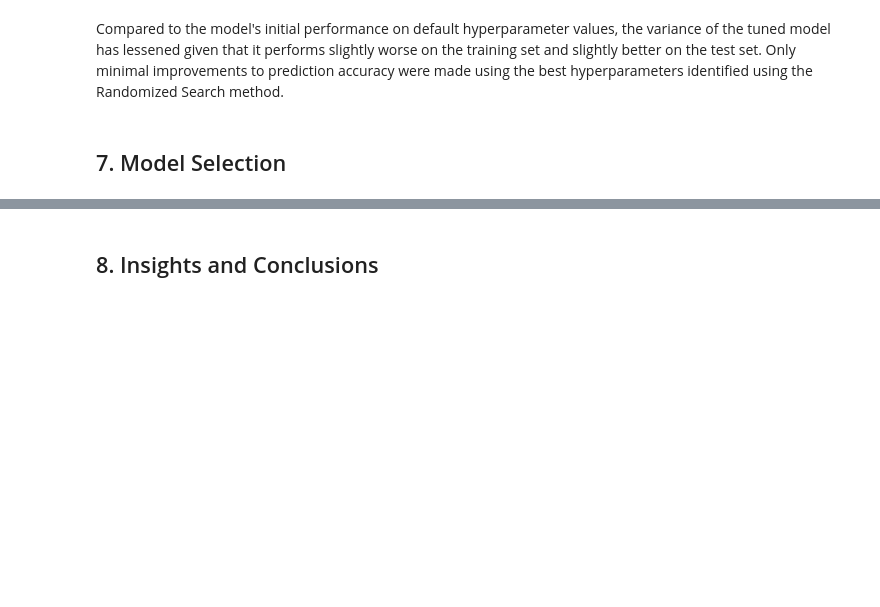
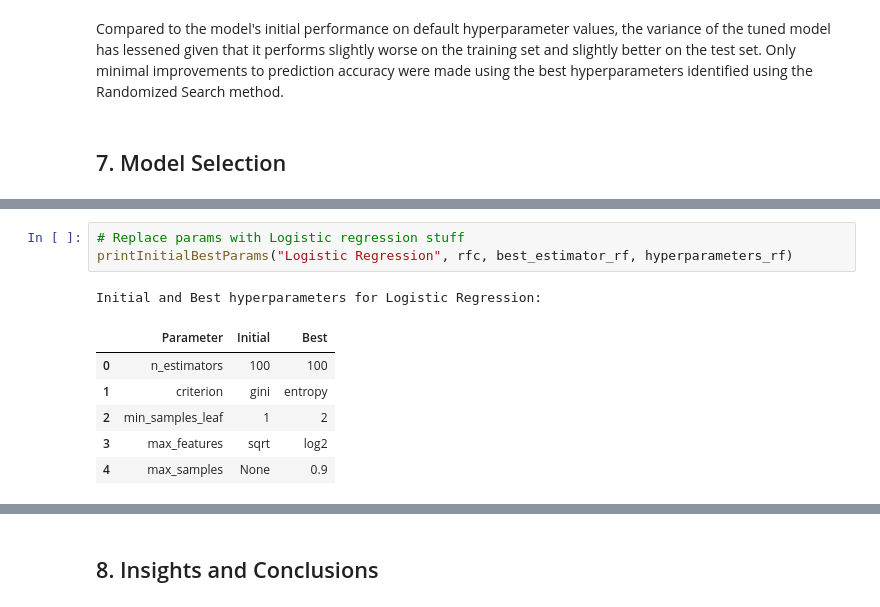
Before and after one commit to boofmax/STINTSY_MCO, a Jupyter notebook: STINTSY_MCO.ipynb, the cells around one changed output, grey strips where cells are left out. Saved outputs shown, nothing was run; the diff lists cells and outputs as text; blank space fills up the shorter version.

```diff
--- a/STINTSY_MCO.ipynb
+++ b/STINTSY_MCO.ipynb
@@ -621,0 +667,11 @@ TODO: *Give summary of model configs., best hyperparameters, best model configur
+# %%
+# Replace params with Logistic regression stuff
+printInitialBestParams("Logistic Regression", rfc, best_estimator_rf, hyperparameters_rf)
+# %% [output]
+Initial and Best hyperparameters for Logistic Regression:
+|  | Parameter | Initial | Best |
+| 0 | n_estimators | 100 | 100 |
+| 1 | criterion | gini | entropy |
+| 2 | min_samples_leaf | 1 | 2 |
+| 3 | max_features | sqrt | log2 |
+| 4 | max_samples | None | 0.9 |
```
Also changed, not shown: parts of 27 cells of this notebook.
